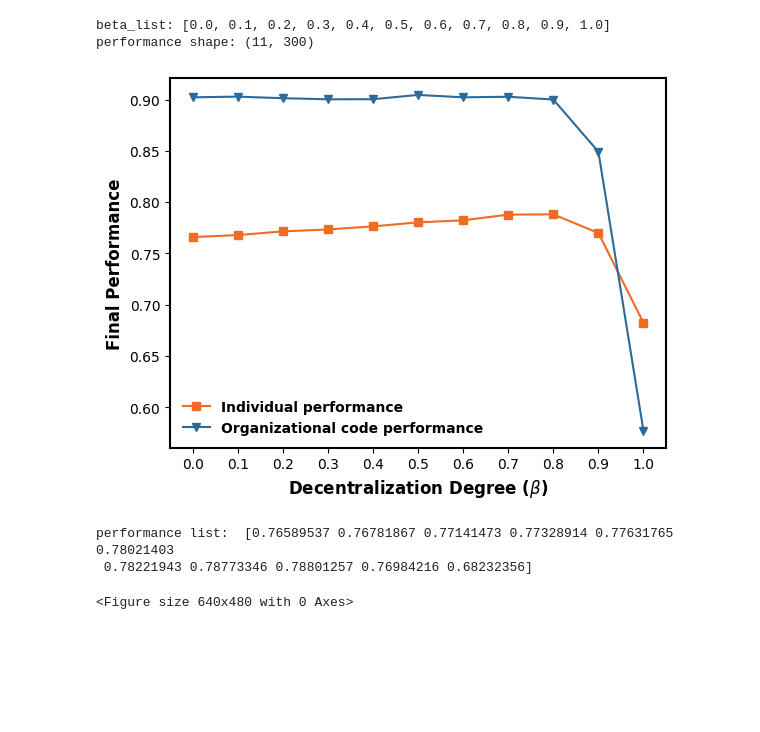
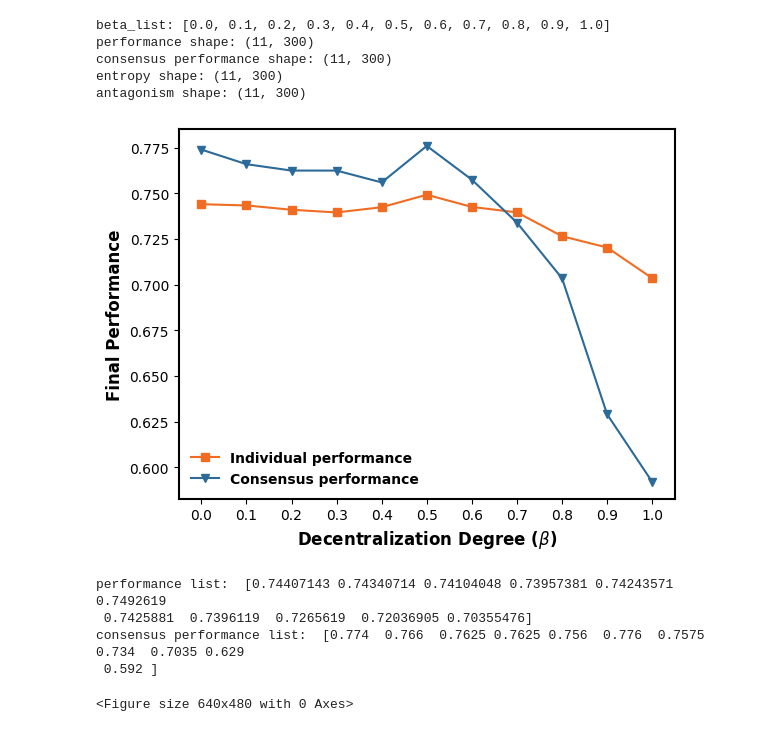
Before and after one commit to GrandJune/DAOs, a Jupyter notebook: V4/Hybrid/hybrid_evaluator.ipynb, the cells around one changed output. Saved outputs shown, nothing was run; the diff lists cells and outputs as text; code cells hidden in the pictures; blank space fills up the shorter version.

Commit message:
Hybrid Structure of Hierarchy and DAO-like Structure

```diff
--- a/V4/Hybrid/hybrid_evaluator.ipynb
+++ b/V4/Hybrid/hybrid_evaluator.ipynb
@@ -8,24 +8,22 @@ legend_properties = {'weight': 'bold'}
 # %%
 # Data folder
 # Mac path for the Hybrid experiment on decentralization degree.
-data_folder = Path(r"/Volumes/T7/data/dao-0310-23/V4_4/Hybrid")
+data_folder = Path(r"/Volumes/T7/data/dao-0310-23/V4_4/Hybrid_mini")
 
 beta_list_file = data_folder / "hybrid_beta_list"
 performance_file = data_folder / "hybrid_performance"
-hybrid_code_performance_file = data_folder / "hybrid_code_performance"
 diversity_file = data_folder / "hybrid_diversity"
 variance_file = data_folder / "hybrid_variance"
 cv_file = data_folder / "hybrid_cv"
 consensus_performance_file = data_folder / "hybrid_consensus_performance"
-superior_performance_file = data_folder / "hybrid_superior_performance"
+entropy_file = data_folder / "hybrid_entropy"
+antagonism_file = data_folder / "hybrid_antagonism"
 mode_file = data_folder / "hybrid_mode"
 
 with open(beta_list_file, 'rb') as infile:
     beta_list = pickle.load(infile)
 with open(performance_file, 'rb') as infile:
     hybrid_performance = pickle.load(infile)
-with open(hybrid_code_performance_file, 'rb') as infile:
-    hybrid_code_performance = pickle.load(infile)
 with open(diversity_file, 'rb') as infile:
     hybrid_diversity = pickle.load(infile)
 with open(variance_file, 'rb') as infile:
@@ -34,8 +32,10 @@ with open(cv_file, 'rb') as infile:
     hybrid_cv = pickle.load(infile)
 with open(consensus_performance_file, 'rb') as infile:
     hybrid_consensus_performance = pickle.load(infile)
-with open(superior_performance_file, 'rb') as infile:
-    hybrid_superior_performance = pickle.load(infile)
+with open(entropy_file, 'rb') as infile:
+    hybrid_entropy = pickle.load(infile)
+with open(antagonism_file, 'rb') as infile:
+    hybrid_antagonism = pickle.load(infile)
 
 # mode is diagnostic; it is large and not necessary for core plots.
 # Load it only when needed.
@@ -47,19 +47,25 @@ except FileNotFoundError:
 
 # Convert to arrays: shape = [len(beta_list), search_loop]
 hybrid_performance = np.array(hybrid_performance)
-hybrid_code_performance = np.array(hybrid_code_performance)
 hybrid_diversity = np.array(hybrid_diversity)
 hybrid_variance = np.array(hybrid_variance)
 hybrid_cv = np.array(hybrid_cv)
 hybrid_consensus_performance = np.array(hybrid_consensus_performance)
-hybrid_superior_performance = np.array(hybrid_superior_performance)
+hybrid_entropy = np.array(hybrid_entropy)
+hybrid_antagonism = np.array(hybrid_antagonism)
 beta_array = np.array(beta_list)
 
 print("beta_list:", beta_list)
 print("performance shape:", hybrid_performance.shape)
+print("consensus performance shape:", hybrid_consensus_performance.shape)
+print("entropy shape:", hybrid_entropy.shape)
+print("antagonism shape:", hybrid_antagonism.shape)
 # %% [output]
 beta_list: [0.0, 0.1, 0.2, 0.3, 0.4, 0.5, 0.6, 0.7, 0.8, 0.9, 1.0]
 performance shape: (11, 300)
+consensus performance shape: (11, 300)
+entropy shape: (11, 300)
+antagonism shape: (11, 300)
 # %%
 # Define more colors
 # NUS two colors
@@ -106,25 +112,28 @@ def savefig(name):
 # %%
 # Impact of beta on final performance
 fig, ax = plt.subplots()
 set_axis_style(ax)
 
 ax.plot(beta_array, final_value(hybrid_performance), "-s", color=nature_orange,
         label="Individual performance")
-ax.plot(beta_array, final_value(hybrid_code_performance), "-v", color=nature_blue,
-        label="Organizational code performance")
+ax.plot(beta_array, final_value(hybrid_consensus_performance), "-v", color=nature_blue,
+        label="Consensus performance")
 
 plt.xlabel(r'Decentralization Degree ($\beta$)', fontweight='bold', fontsize=12)
 plt.ylabel('Final Performance', fontweight='bold', fontsize=12)
 plt.xticks(beta_array)
 ax.legend(frameon=False, ncol=1, fontsize=12, prop=legend_properties)
 savefig("hybrid_beta_final_performance.png")
 plt.show()
 plt.clf()
 print("performance list: ", final_value(hybrid_performance))
+print("consensus performance list: ", final_value(hybrid_consensus_performance))
 # %% [output]
-[figure, old version]
+[figure, new version]
-performance list:  [0.76589537 0.76781867 0.77141473 0.77328914 0.77631765 0.78021403
- 0.78221943 0.78773346 0.78801257 0.76984216 0.68232356]
+performance list:  [0.74407143 0.74340714 0.74104048 0.73957381 0.74243571 0.7492619
+ 0.7425881  0.7396119  0.7265619  0.72036905 0.70355476]
+consensus performance list:  [0.774  0.766  0.7625 0.7625 0.756  0.776  0.7575 0.734  0.7035 0.629
+ 0.592 ]
 <Figure size 640x480 with 0 Axes>
 # %%
 # Impact of beta on late-stage average performance
```
Also changed, not shown: parts of 10 cells of this notebook, 1 other file.
